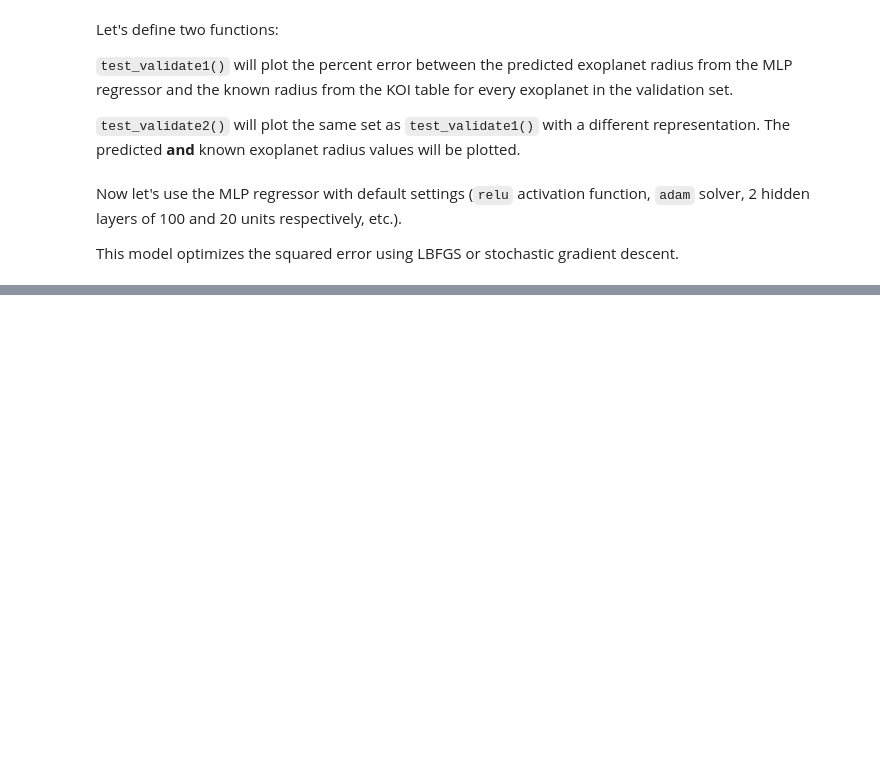
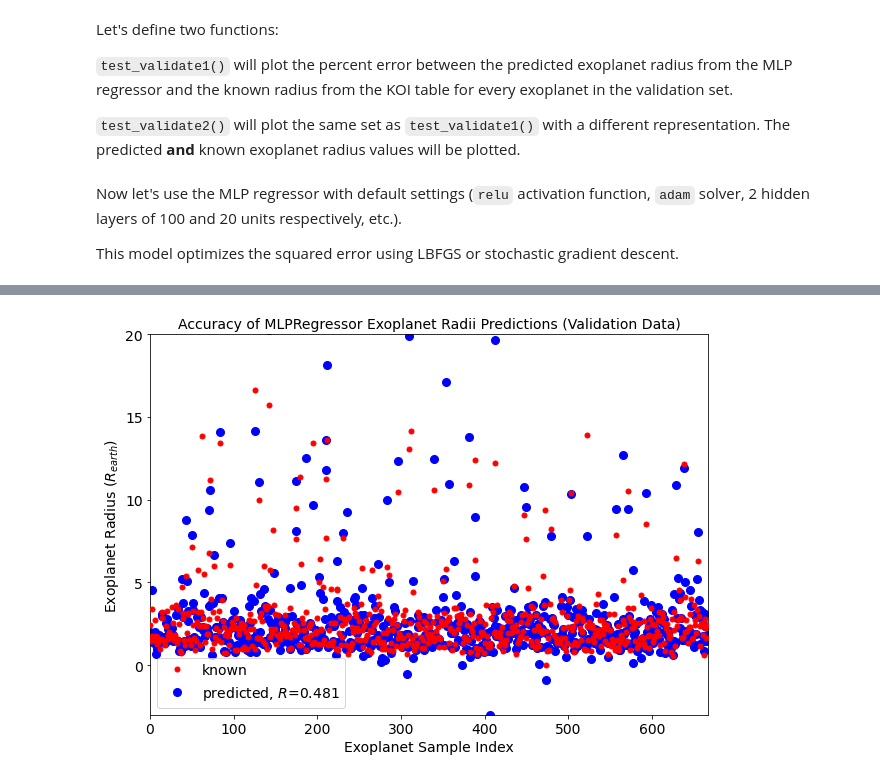
Before and after one commit to nicholasproietti/LGM, a Jupyter notebook: KOI_Regression.ipynb, the cells around one changed output, grey strips where cells are left out. Saved outputs shown, nothing was run; the diff lists cells and outputs as text; code cells hidden in the pictures; blank space fills up the shorter version.

```diff
--- a/KOI_Regression.ipynb
+++ b/KOI_Regression.ipynb
@@ -185,0 +213,4 @@ test_validate2(x_test=x_test, y_test=y_test, y_predict=y_predict, classifier=mlp
+# %%
+test_validate2(x_val, y_val, y_val_pred, mlp, 'Validation Data')
+# %% [output]
+[figure, added]
```
Also changed, not shown: parts of 14 cells of this notebook.
